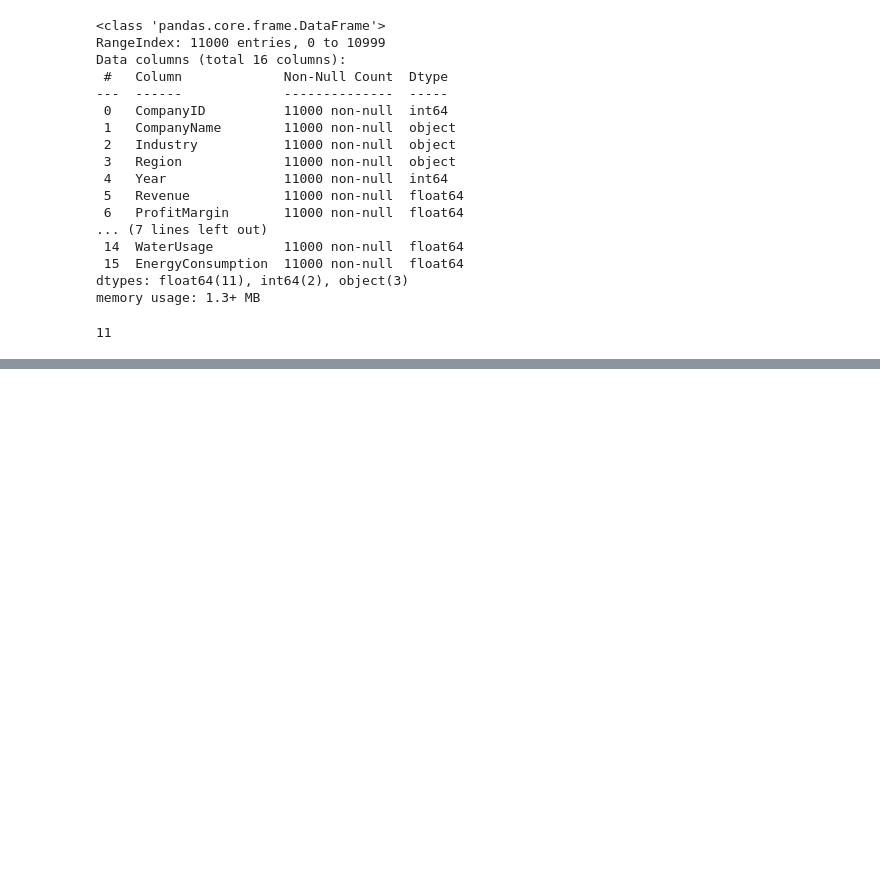
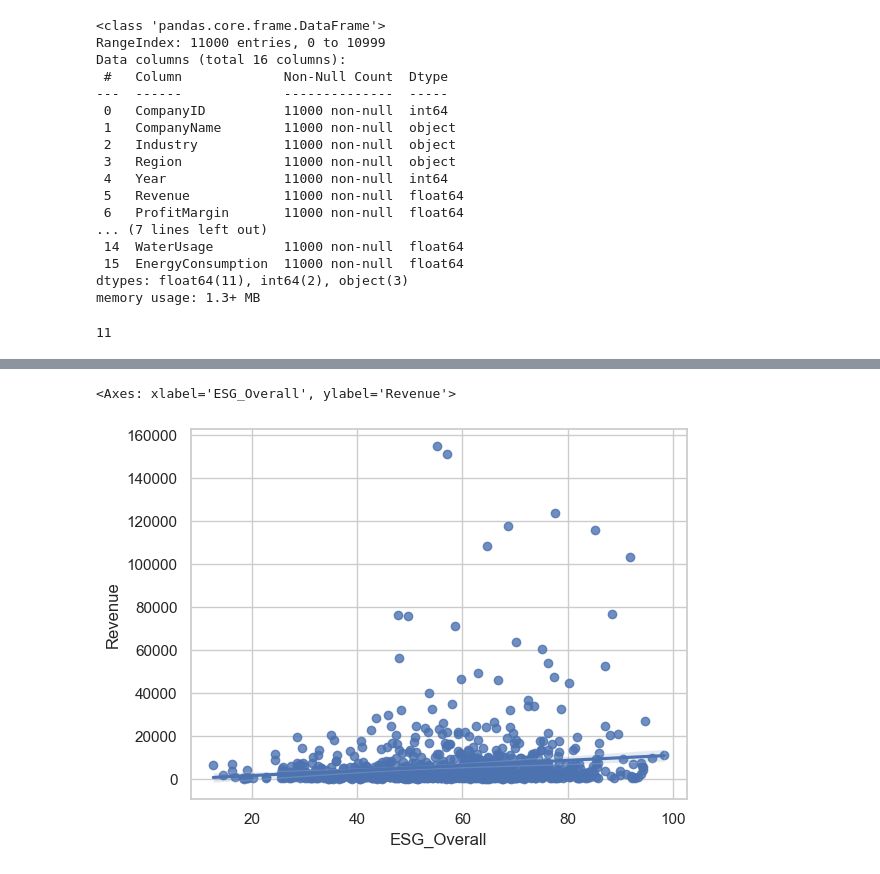
Before and after one commit to ygong-hue/Machine-Learning-Project, a Jupyter notebook: data.ipynb, the cells around one changed output, grey strips where cells are left out. Drawn from its saved outputs; the diff is of its cells as text; code cells hidden in the pictures; blank space fills up the shorter version.

```diff
--- a/data.ipynb
+++ b/data.ipynb
@@ -37,0 +256,5 @@ df['Year'].nunique()
+# %%
+sns.regplot(x='ESG_Overall', y='Revenue', data=df_2024)
+# %% [output]
+<Axes: xlabel='ESG_Overall', ylabel='Revenue'>
+[figure, added]
```
Also changed, not shown: parts of 18 cells of this notebook.
